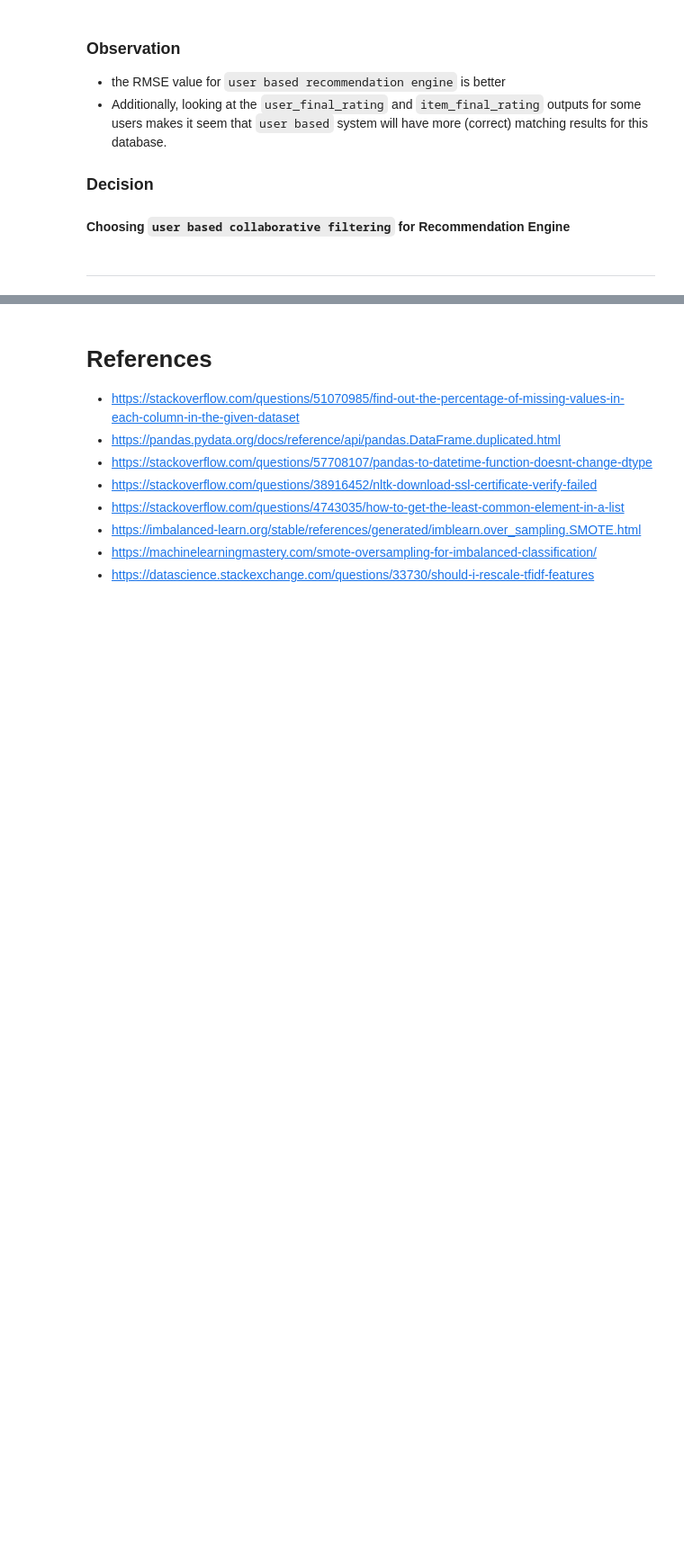
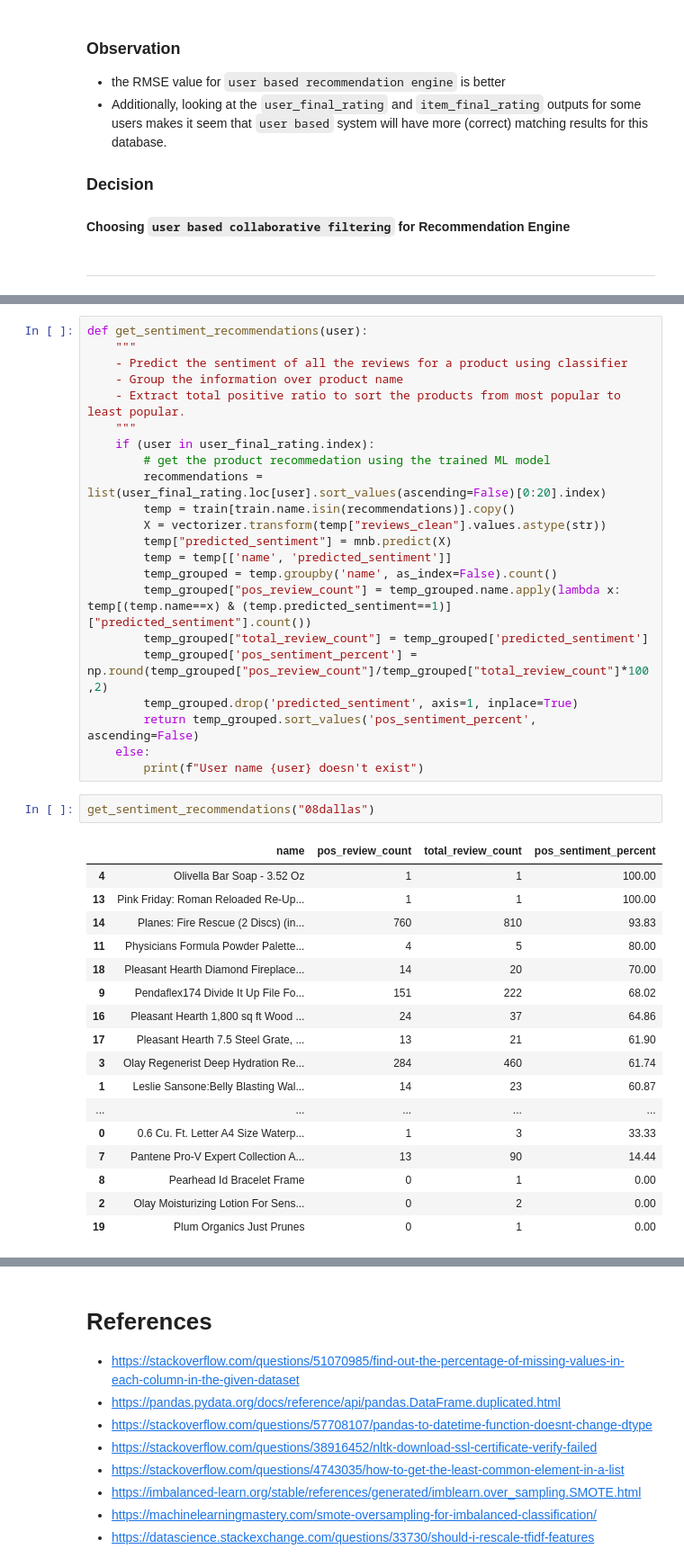
Before and after one commit to ayushxx7/SentimentBasedProductRecommendationSystem, a Jupyter notebook: capstone.ipynb, the cells around one changed output, grey strips where cells are left out. Shown at 90% size. Cells and saved outputs as stored; diff of their text form; blank space fills up the shorter version.

```diff
--- a/capstone.ipynb
+++ b/capstone.ipynb
@@ -3021,0 +3102,42 @@ total_non_nan = np.count_nonzero(~np.isnan(y))
+# %%
+def get_sentiment_recommendations(user):
+    """
+    - Predict the sentiment of all the reviews for a product using classifier
+    - Group the information over product name
+    - Extract total positive ratio to sort the products from most popular to least popular.
+    """
+    if (user in user_final_rating.index):
+        # get the product recommedation using the trained ML model
+        recommendations = list(user_final_rating.loc[user].sort_values(ascending=False)[0:20].index)
+        temp = train[train.name.isin(recommendations)].copy()
+        X = vectorizer.transform(temp["reviews_clean"].values.astype(str))
+        temp["predicted_sentiment"] = mnb.predict(X)
+        temp = temp[['name', 'predicted_sentiment']]
+        temp_grouped = temp.groupby('name', as_index=False).count()
+        temp_grouped["pos_review_count"] = temp_grouped.name.apply(lambda x: temp[(temp.name==x) & (temp.predicted_sentiment==1)]["predicted_sentiment"].count())
+        temp_grouped["total_review_count"] = temp_grouped['predicted_sentiment']
+        temp_grouped['pos_sentiment_percent'] = np.round(temp_grouped["pos_review_count"]/temp_grouped["total_review_count"]*100,2)
+        temp_grouped.drop('predicted_sentiment', axis=1, inplace=True)
+        return temp_grouped.sort_values('pos_sentiment_percent', ascending=False)
+    else:
+        print(f"User name {user} doesn't exist")
+# %%
+get_sentiment_recommendations("08dallas")
+# %% [output]
+|  | name | pos_review_count | total_review_count | pos_sentiment_percent |
+| 4 | Olivella Bar Soap - 3.52 Oz | 1 | 1 | 100.00 |
+| 13 | Pink Friday: Roman Reloaded Re-Up... | 1 | 1 | 100.00 |
+| 14 | Planes: Fire Rescue (2 Discs) (in... | 760 | 810 | 93.83 |
+| 11 | Physicians Formula Powder Palette... | 4 | 5 | 80.00 |
+| 18 | Pleasant Hearth Diamond Fireplace... | 14 | 20 | 70.00 |
+| 9 | Pendaflex174 Divide It Up File Fo... | 151 | 222 | 68.02 |
+| 16 | Pleasant Hearth 1,800 sq ft Wood ... | 24 | 37 | 64.86 |
+| 17 | Pleasant Hearth 7.5 Steel Grate, ... | 13 | 21 | 61.90 |
+| 3 | Olay Regenerist Deep Hydration Re... | 284 | 460 | 61.74 |
+| 1 | Leslie Sansone:Belly Blasting Wal... | 14 | 23 | 60.87 |
+| ... | ... | ... | ... | ... |
+| 0 | 0.6 Cu. Ft. Letter A4 Size Waterp... | 1 | 3 | 33.33 |
+| 7 | Pantene Pro-V Expert Collection A... | 13 | 90 | 14.44 |
+| 8 | Pearhead Id Bracelet Frame | 0 | 1 | 0.00 |
+| 2 | Olay Moisturizing Lotion For Sens... | 0 | 2 | 0.00 |
+| 19 | Plum Organics Just Prunes | 0 | 1 | 0.00 |
```
Also changed, not shown: parts of 50 cells of this notebook, 2 other files.
